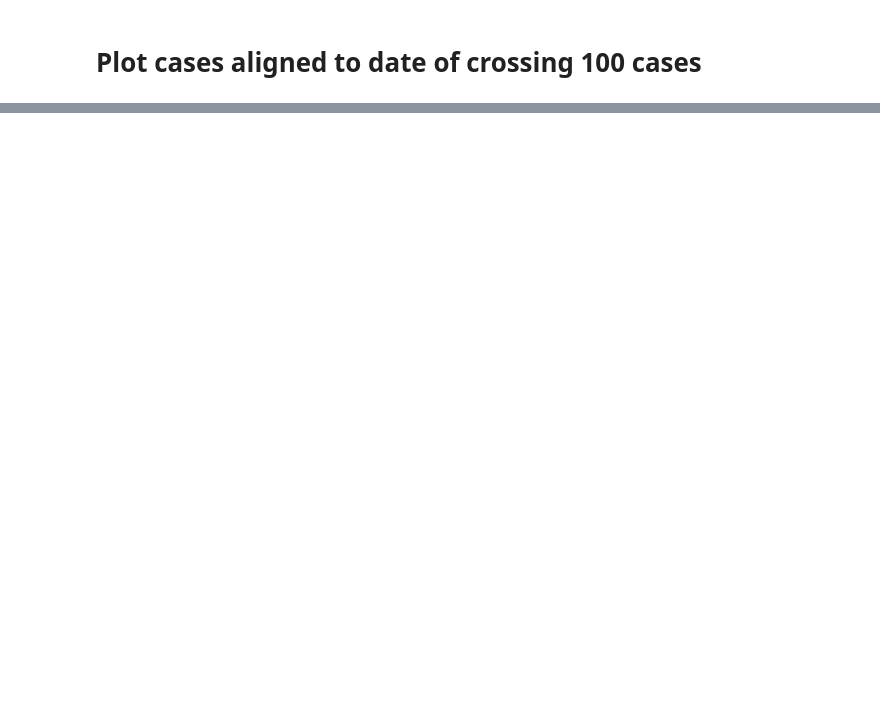
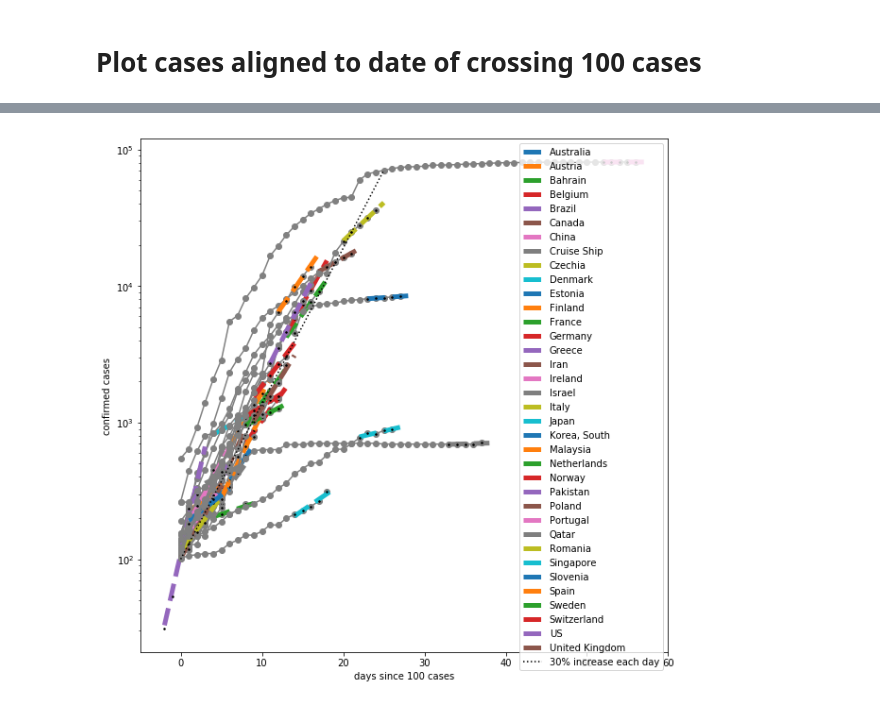
Before and after one commit to jlarsch/covid19Notebook, a Jupyter notebook: Covid19 notebook.ipynb, the cells around one changed output, grey strips where cells are left out. Saved outputs shown, nothing was run; the diff lists cells and outputs as text; code cells hidden in the pictures; blank space fills up the shorter version.

Commit message:
updates. include fit to rate of increase in cases for past 5 days.

```diff
--- a/Covid19 notebook.ipynb
+++ b/Covid19 notebook.ipynb
@@ -239,0 +260,38 @@ plt.xticks(rotation=90);
+# %%
+fitHistory=5 #days used for fit
+
+fix,ax=plt.subplots(figsize=(10,10))
+
+HighCountries=df[df.cases>250].country.unique()
+
+allSlopes=np.zeros(len(HighCountries))
+
+for i,c in enumerate(HighCountries):
+    ix=df.country==c
+    ts=df[ix].cases.values
+    if ts[-1]>100:
+        caseLen=ts.shape[0]
+        inflect=np.argmax(ts>100)
+        ax.plot(ts[inflect:],'o-',color='gray')
+
+        x=np.arange(fitHistory)
+        y=np.log10(ts[-fitHistory:])
+
+        s,itc,r,p,std=scipy.stats.linregress(x,y)
+        t=np.linspace(caseLen-fitHistory-inflect,caseLen-inflect,100)
+        tx=np.linspace(0,fitHistory,100)
+        l=(10**itc)*(10**(s*tx))
+        allSlopes[i]=s
+
+        ax.plot(t,l,'--',label=c,lw=5)
+        ax.plot(x+caseLen-fitHistory-inflect,10**y,'k.',markersize=3)
+
+t=np.linspace(0,25,100)
+e=100*(1+0.3)**t
+ax.plot(t,e,':k',label='30% increase each day')
+ax.set_yscale('log')
+plt.legend()
+plt.xlabel('days since 100 cases')
+plt.ylabel('confirmed cases');
+# %% [output]
+[figure, added]
```
Also changed, not shown: parts of 19 cells of this notebook.
